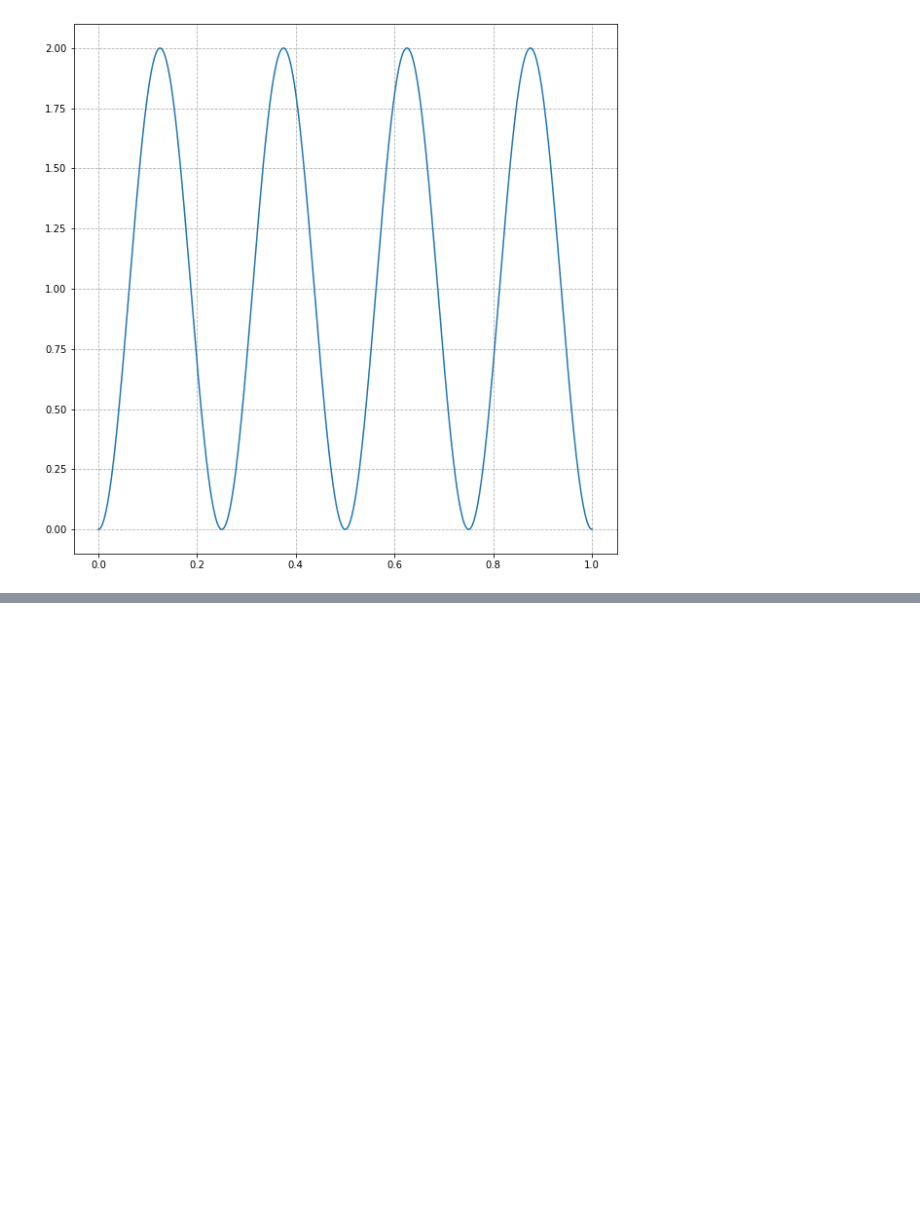
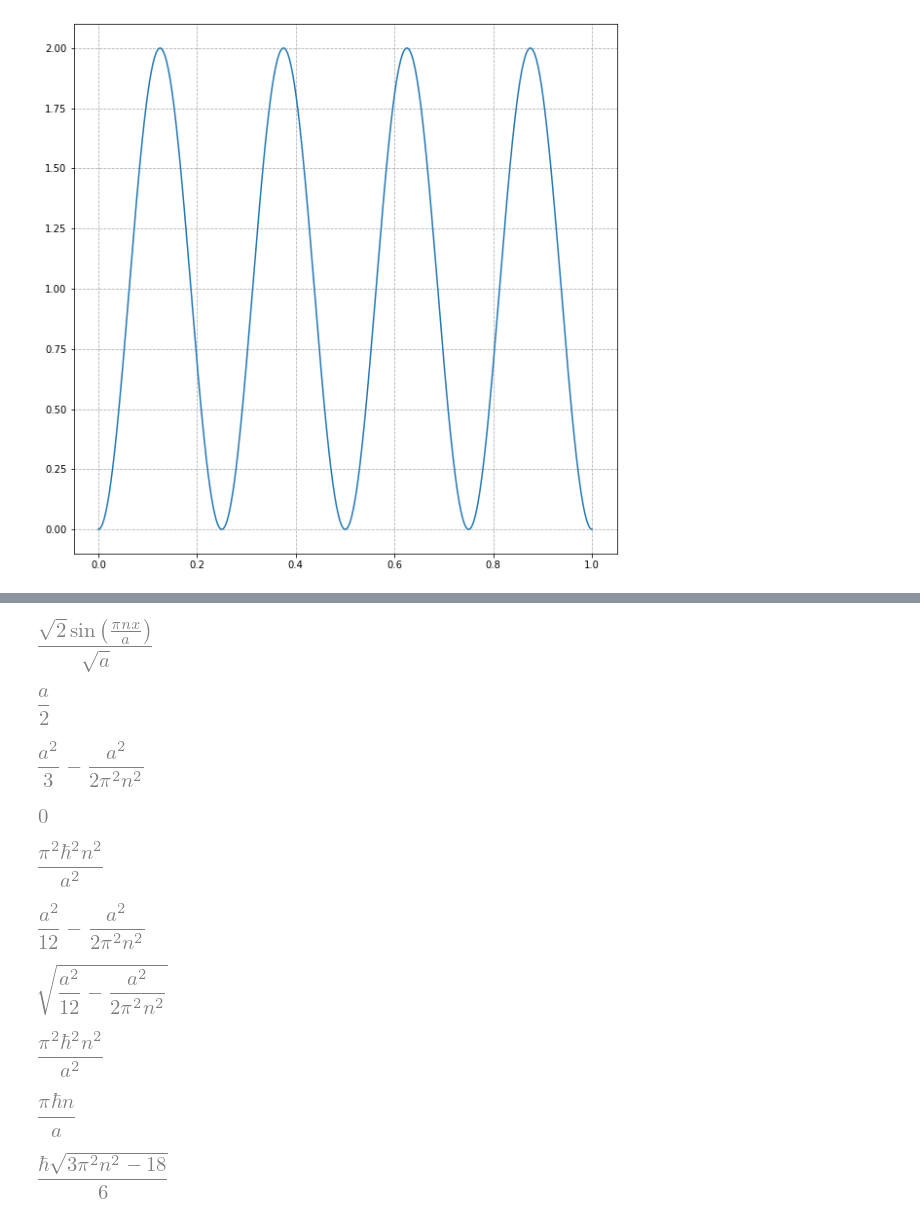
Before and after one commit to brokenpumpernickel/FOG-2021L, a Jupyter notebook: problem01.ipynb, the cells around one changed output, grey strips where cells are left out. Drawn from its saved outputs; the diff is of its cells as text; code cells hidden in the pictures; blank space fills up the shorter version.

```diff
--- a/problem01.ipynb
+++ b/problem01.ipynb
@@ -9,9 +9,10 @@ sp.init_printing()
 sx = sp.Symbol('x', real = True)
 sk = sp.Symbol('k')
 spsi = sp.Function('psi')
-sn = sp.Symbol('n', integer = True, nonzero = True)
+sn = sp.Symbol('n', integer = True, nonzero = True, positive = True)
 sA = sp.Symbol('A')
-sa = sp.Symbol('a', real = True)
+sh = sp.Symbol('hbar', real = True, positive = True)
+sa = sp.Symbol('a', real = True, positive = True)
 sx, sk, spsi
 # %% [output]
 (x, k, psi)
@@ -169,3 +170,52 @@ anim = animation.FuncAnimation(fig, animate, frames=800, interval=20, blit=True)
 HTML(anim.to_html5_video())
 # %% [output]
 [interactive output not drawn]
+# %%
+ppsin = sp.sqrt(2 / sa) * sp.sin(sn * sp.pi * sx / sa)
+ppsin
+# %% [output]
+[figure, added]
+# %%
+ax = sp.integrate(sx * ppsin * ppsin.conjugate(), (sx, 0, sa)).simplify()
+ax
+# %% [output]
+[figure, added]
+# %%
+ax2 = sp.integrate(sx**2 * ppsin * ppsin.conjugate(), (sx, 0, sa)).simplify()
+ax2
+# %% [output]
+[figure, added]
+# %%
+ap = sp.integrate(ppsin.conjugate() * ppsin.diff(sx), (sx, 0, sa)).simplify()
+ap
+# %% [output]
+[figure, added]
+# %%
+ap2 = -sh**2 * sp.integrate(ppsin.conjugate() * ppsin.diff(sx, sx), (sx, 0, sa)).simplify()
+ap2
+# %% [output]
+[figure, added]
+# %%
+vx = ax2 - ax**2
+vx
+# %% [output]
+[figure, added]
+# %%
+sdx = sp.sqrt(vx)
+sdx
+# %% [output]
+[figure, added]
+# %%
+vp = ap2 - ap**2
+vp
+# %% [output]
+[figure, added]
+# %%
+sdp = sp.sqrt(vp)
+sdp
+# %% [output]
+[figure, added]
+# %%
+(sdx * sdp).simplify()
+# %% [output]
+[figure, added]
```
Also changed, not shown: parts of 2 cells of this notebook.
